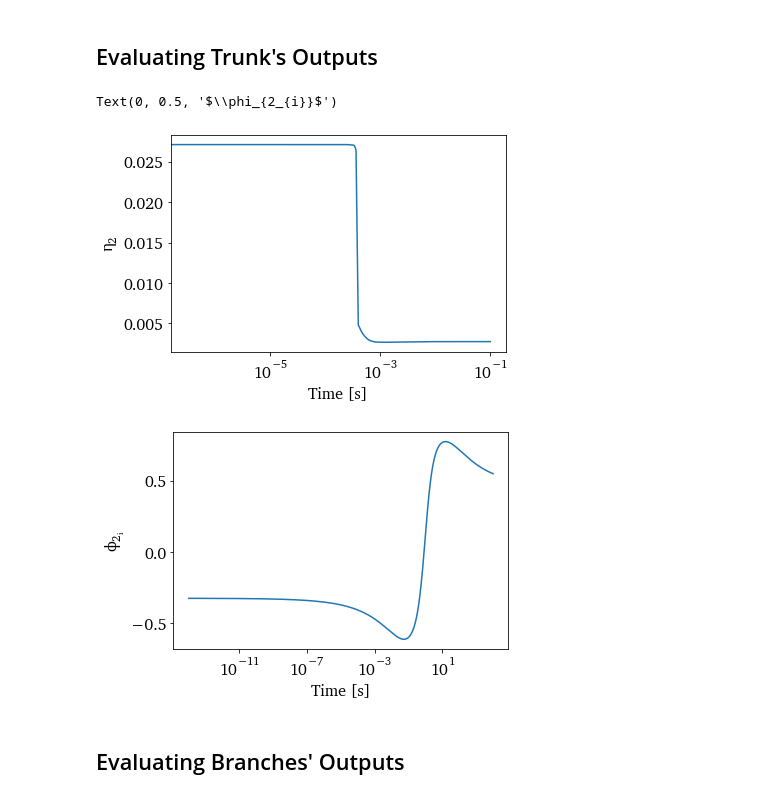
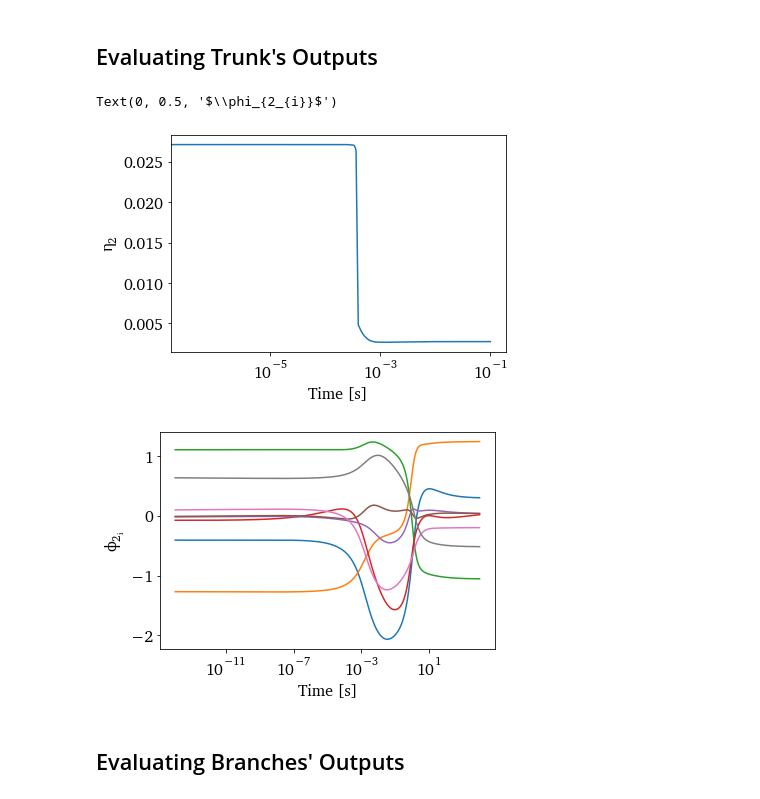
Before and after one commit to sandialabs/romnet, a Jupyter notebook: scripts/postprocessing/0DReactor/DeepONet/Predict_DeepONet_Orig_Slices.ipynb, the cells around one changed output. Drawn from its saved outputs; the diff is of its cells as text; code cells hidden in the pictures.

```diff
--- a/scripts/postprocessing/0DReactor/DeepONet/Predict_DeepONet_Orig_Slices.ipynb
+++ b/scripts/postprocessing/0DReactor/DeepONet/Predict_DeepONet_Orig_Slices.ipynb
@@ -50,7 +51,7 @@ Missing colon in file PosixPath('/Users/sventur/.matplotlib/stylelib/paper_2colu
 # %%
 DataDir          = os.path.join(WORKSPACE_PATH, 'ROMNet/Data/0DReact_Isobaric_10Cases_H2_Iter_LOG/')
 
-path_to_run_fld  = os.path.join(WORKSPACE_PATH, 'ROMNet/0DReact_Isobaric_10Cases_H2_Iter_LOG/DeepONet/Run_1/')
+path_to_run_fld  = os.path.join(WORKSPACE_PATH, 'ROMNet/0DReact_Isobaric_10Cases_H2_Iter_LOG/DeepONet/Run_7/')
 
 FigDir           = None #os.path.join(WORKSPACE_PATH, '../Desktop/Paper_Figures_DeepONet_TEMP/')
 
@@ -168,8 +169,8 @@ InputVars = Vars0+['t']
 # %% [markdown]
 ### Loading and Plotting Test/Training Data
 # %%
-VarOI      = 'H2'
-VarOI_Name = 'H2'
+VarOI      = 'T'
+VarOI_Name = 'T'
 
 
 iVar     = Vars.index(VarOI)
@@ -184,7 +185,7 @@ ax.append(plt.axes())
 MSE   = 0.
 
 jTest = 0
-for iTest in CasesVec:
+for iTest in [1,2,3]:#CasesVec:
     Nts              = SimIdxs[iTest,1]-SimIdxs[iTest,0]
     P0Vec            = np.ones(Nts, dtype=np.float64)*ICVecs[iTest,0]
     EqRatio0Vec      = np.ones(Nts, dtype=np.float64)*ICVecs[iTest,1]
@@ -216,19 +217,19 @@ for iTest in CasesVec:
         Label2 = ''
         Label3 = ''
 
-    ax[0].plot(tVec+tVec0, y_Data[:,iVar],  '-', c=ColorVec[0], label=Label1)
+    ax[0].plot(tVec+tVec0, y_Data[:,iVar],  'o-', c=ColorVec[0], label=Label1)
 
 
-    DataAll_        = DataAll.copy()
+#     DataAll_        = DataAll.copy()
 
-    DataAll_[Vars0] = np.log10( DataAll_[Vars0].to_numpy() + 1.e-14 )# * (1. + np.random.normal(0., 5.e-2, (len(DataAll_),1)))
-    y_Pred          = 10.**( model.predict(DataAll_[InputVars]) )
+#     DataAll_[Vars0] = np.log10( DataAll_[Vars0].to_numpy() + 1.e-14 ) * (1.)# + np.random.normal(0., 5.e-2, (len(DataAll_),1)))
+#     y_Pred          = 10.**( model.predict(DataAll_[InputVars]) )
 
-    #DataAll_[Vars0] = DataAll_[Vars0].to_numpy()*(1.)#+np.random.normal(0., 5.e-2, (len(DataAll_),1)))
-    #y_Pred          = model.predict(DataAll_[InputVars])
+#     #DataAll_[Vars0] = DataAll_[Vars0].to_numpy()*(1.)#+np.random.normal(0., 5.e-2, (len(DataAll_),1)))
+#     #y_Pred          = model.predict(DataAll_[InputVars])
 
-    yPredDF         = pd.DataFrame(y_Pred, columns=Vars)
-    yPredDF['t']    = tVec[1::]
+#     yPredDF         = pd.DataFrame(y_Pred, columns=Vars)
+#     yPredDF['t']    = tVec[1::]
 
 
     iStart       = 0
@@ -238,7 +239,7 @@ for iTest in CasesVec:
     t            = Data['t'].iloc[iStart]
     yPredDF['t'] = t
     j            = 0
-    for i in range(iStart,200): #len(DataAll)):
+    for i in range(iStart,100): #len(DataAll)):
         Deltat         = DataAll['t'].iloc[i]
 
         #DataStart      = DataAll[Vars0].iloc[i:i+1]
@@ -259,7 +260,7 @@ for iTest in CasesVec:
 
 
 
-    ax[0].plot(yPredDF['t'].to_numpy()[1:], yPredDF[VarOI].to_numpy()[1:], 'o:', c=ColorVec[1], label=Label3)
+    ax[0].plot(yPredDF['t'].to_numpy()[0:-1], yPredDF[VarOI].to_numpy()[1:], '+:', c=ColorVec[1], label=Label3)
 
     jTest += 1
 
@@ -270,7 +271,7 @@ if (VarOI == 'T'):
     ax[0].set_ylabel('Temperature [K]')
 else:
     ax[0].set_ylabel(r''+VarOI_Name+', Mass Fraction')
-#ax[0].set_xlim([1.e-8,1.e-2])
+ax[0].set_xlim([1.e-8,1.e-2])
 ax[0].legend()
 
 
@@ -347,35 +345,35 @@ iTest            = 0
 
 FileName         = DataDir + '/Orig/'+DataType+'/ext/y.csv.'+str(iTest+1)
 Data             = pd.read_csv(FileName, header=0)[['t']+Vars]
 
 fig = plt.figure()
 plt.plot(Data['t'], Data[Vars[iTrunk]])
 plt.xscale('log')
 plt.xlabel('Time [s]')
 plt.ylabel(r'$\eta_{'+str(iTrunk+1)+'}$')
 
 
 
-iVarVec = range(0,1,1)
+iVarVec = range(0,8,1)
 
 tVecTot = np.logspace(-14,4,1000)
 
 output_ = model.net.system_of_components['DeepONet'].components['Trunk_'+str(iTrunk+1)].call(tVecTot[...,np.newaxis], model.net.layers_dict, None, training=False)
 
 fig = plt.figure()
 
 for iVar in iVarVec:
 
     plt.plot(tVecTot, output_[:,iVar])
 
 #plt.xlim([1.e-6, 1.e-2])
 plt.xscale('log')
 plt.xlabel('Time [s]')
 plt.ylabel(r'$\phi_{'+str(iTrunk+1)+'_{i}}$')
 # %% [output]
 Text(0, 0.5, '$\\phi_{2_{i}}$')
 [figure]
-[figure, old version]
+[figure, new version]
 # %% [markdown]
 ## Evaluating Branches' Outputs
 # %%
```
Also changed, not shown: parts of 17 cells of this notebook, 13 other files.
